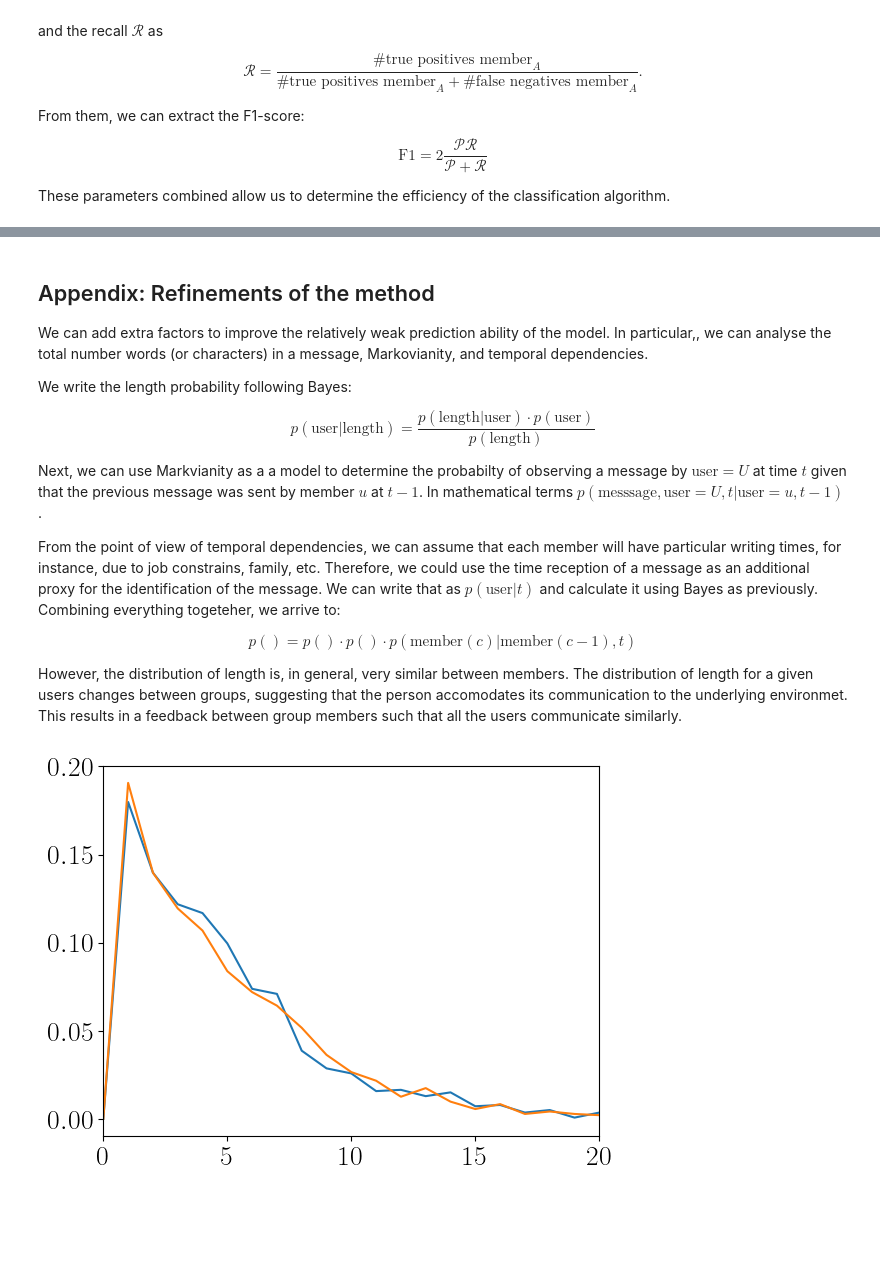
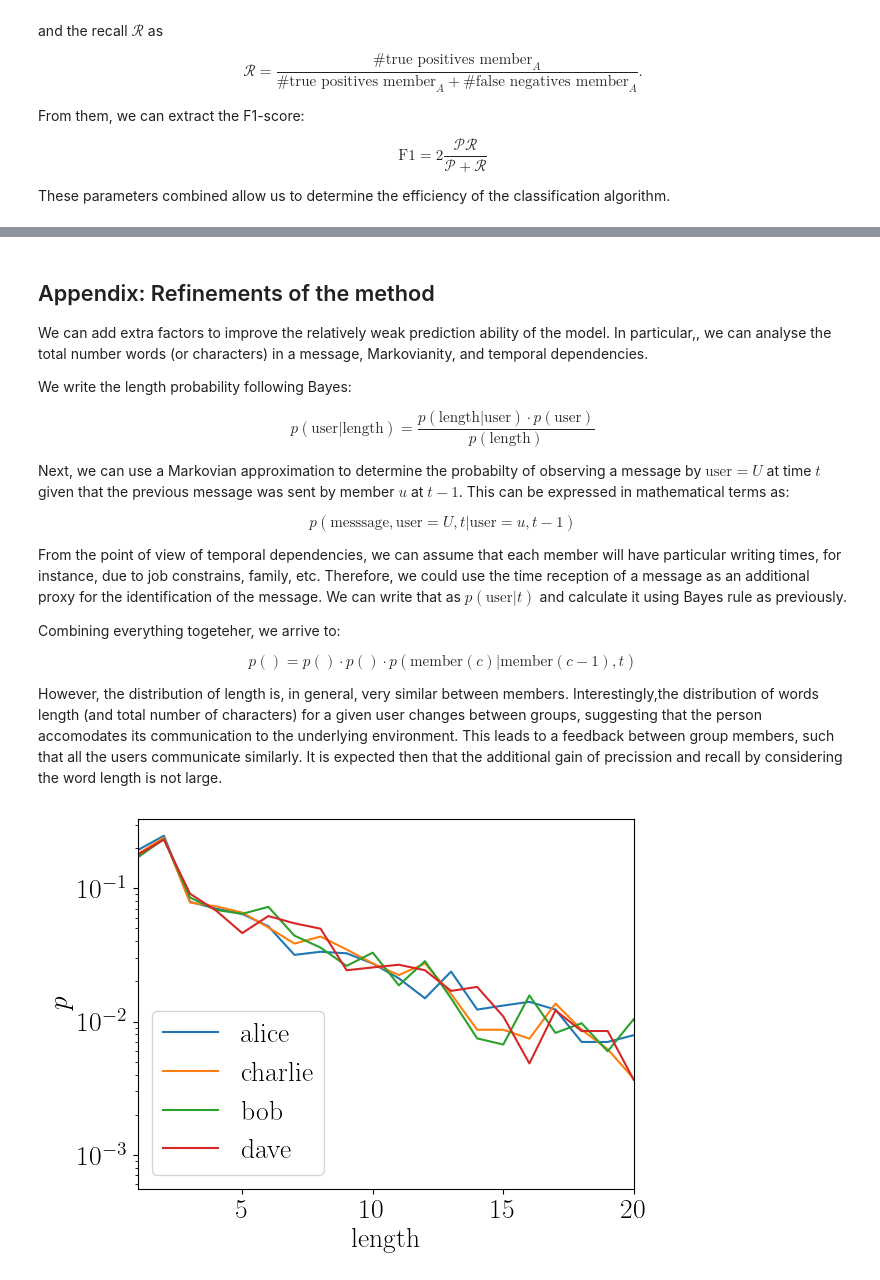
Before and after one commit to pastranacl/naive_bayes_whatsapp_group, a Jupyter notebook: naive_bayes_whatsapp_analysis.ipynb, the cells around one changed output, grey strips where cells are left out. Drawn from its saved outputs; the diff is of its cells as text; code cells hidden in the pictures; blank space fills up the shorter version.

Commit message:
Updated word length plots; a bit of documentation added and corrected

```diff
--- a/naive_bayes_whatsapp_analysis.ipynb
+++ b/naive_bayes_whatsapp_analysis.ipynb
@@ -262,7 +262,7 @@ def naive_bayes_whatsapp_messages(message, members, num_messages_members, prob_m
     return most_likely_member, p_message
 # %%
 # Load conversation
-messages, members_msg, members = load_conversations('./chats/chat_ac.txt')
+messages, members_msg, members = load_conversations('./chats/chat.txt')
 
 # Split the data in training and cross-validation sets
 TRAINING_FRACTION = 0.8
@@ -498,14 +498,21 @@ We write the length probability following Bayes:
 $$ p(\text{user} | \text{length} ) = \frac{p(\text{length} | \text{user} ) \cdot p(\text{user})}{p(\text{length})}$$
 
 
-Next, we can use Markvianity as a a model to determine the probabilty of observing a message by $\text{user} = U$ at time $t$ given that the previous message was sent by member $u$ at $t-1$. In mathematical terms $p(\text{messsage}, \text{user}=U, t | \text{user} = u, t-1)$.
+Next, we can use a Markovian approximation to determine the probabilty of observing a message by $\text{user} = U$ at time $t$ given that the previous message was sent by member $u$ at $t-1$. This can be expressed in mathematical terms as:
 
-From the point of view of temporal dependencies, we can assume that each member will have particular writing times, for instance, due to job constrains, family, etc. Therefore, we could use the time reception of a message as an additional proxy for the identification of the message. We can write that as $p(\text{user} | t)$ and calculate it using Bayes as previously.
+$$p(\text{messsage}, \text{user}=U, t | \text{user} = u, t-1)$$
+
+From the point of view of temporal dependencies, we can assume that each member will have particular writing times, for instance, due to job constrains, family, etc. Therefore, we could use the time reception of a message as an additional proxy for the identification of the message. We can write that as $p(\text{user} | t)$ and calculate it using Bayes rule as previously.
+
+
 Combining everything togeteher, we arrive to:
 
 $$ p() = p()\cdot p() \cdot p(\text{member}(c) | \text{member}(c-1), t ) $$
 
-However, the distribution of length is, in general, very similar between members. The distribution of length for a given users changes between groups, suggesting that the person accomodates its communication to the underlying environmet. This results in a feedback between group members such that all the users communicate similarly.
+
+
+
+However, the distribution of length is, in general, very similar between members. Interestingly,the distribution of words length (and total number of characters) for a given user changes between groups, suggesting that the person accomodates its communication to the underlying environment. This leads to a feedback between group members, such that all the users communicate similarly. It is expected then that the additional gain of precission and recall by considering the word length is not large.
 # %%
 def length_prob(messages, members_msg, members):
     MAX_LENGTH_WORD = 100
@@ -530,35 +537,41 @@ def length_prob(messages, members_msg, members):
 
         # Count characters
         n_chars  = 0
         for word in message:
             n_chars += len(word)
 
         if n_chars <= MAX_LENGTH_WORD_CHARS-1:
             char_length[member][n_chars] += 1
         if L_msg >= MAX_LENGTH_WORD_CHARS:
             char_length[member][n_chars] += 1
 
 
     # Probabilities
     p_length_word = np.zeros(MAX_LENGTH_WORD)
     p_char_word = np.zeros(MAX_LENGTH_WORD_CHARS)
     for member in members:
         prob_word_length[member][:] = word_length[member][:]/np.sum(word_length[member][:])
         prob_char_length[member][:] = char_length[member][:]/np.sum(char_length[member][:])
         p_length_word += word_length[member][:]
         p_char_word += char_length[member][:]
 
     p_length_word /= np.sum(p_length_word)
     p_char_word /= np.sum(p_char_word)
 
-    """
+
+    fig, ax = plt.subplots()
     for member in members:
-        plt.plot(prob_word_length[member])
-        plt.xlim([0,20])
-    """
+        plt.plot(prob_word_length[member], label=str(member))
+        plt.xlim([1,20])
+
+    ax.set_yscale('log')
+    ax.set_xlabel("length")
+    ax.set_ylabel(r"$p$")
+    ax.legend()
+    plt.show()
 
     return word_length, prob_word_length, char_length, prob_char_length, p_length_word, p_char_word
 
 word_length, prob_word_length, char_length, prob_char_length, p_length_word, p_char_word = length_prob(messages_xval, members_msg_train, members)
 # %% [output]
-[figure, old version]
+[figure, new version]
```
Also changed, not shown: parts of 2 cells of this notebook.
